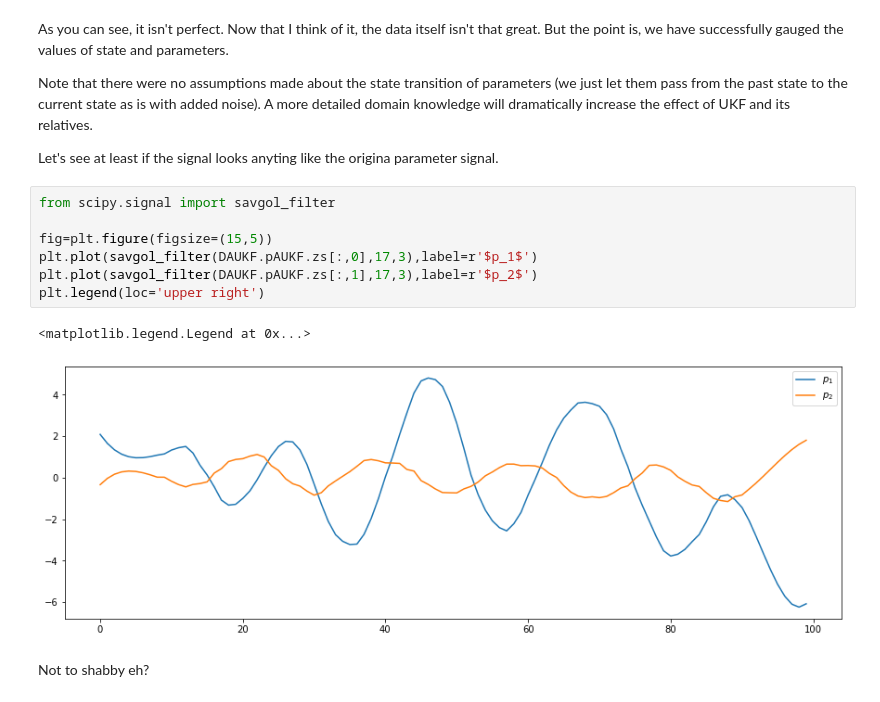
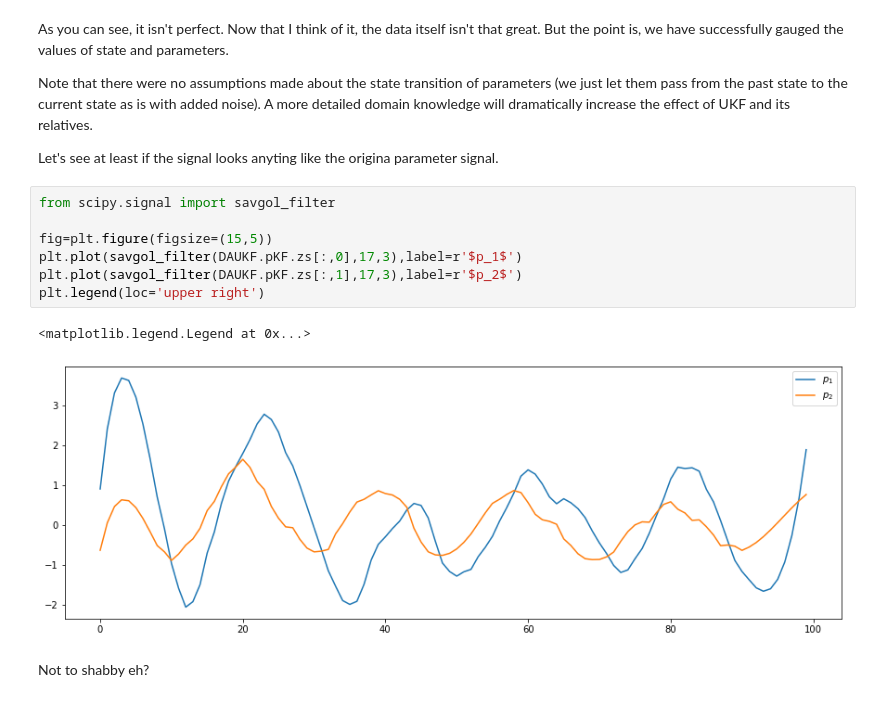
Before and after one commit to SeongchunYang/KF, a Jupyter notebook: notebooks/DUKF_rec.ipynb, the cells around one changed output. Drawn from its saved outputs; the diff is of its cells as text.

```diff
--- a/notebooks/DUKF_rec.ipynb
+++ b/notebooks/DUKF_rec.ipynb
@@ -388,12 +433,12 @@ Let's see at least if the signal looks anyting like the origina parameter signal
 # %%
 from scipy.signal import savgol_filter
 
 fig=plt.figure(figsize=(15,5))
-plt.plot(savgol_filter(DAUKF.pAUKF.zs[:,0],17,3),label=r'$p_1$')
-plt.plot(savgol_filter(DAUKF.pAUKF.zs[:,1],17,3),label=r'$p_2$')
+plt.plot(savgol_filter(DAUKF.pKF.zs[:,0],17,3),label=r'$p_1$')
+plt.plot(savgol_filter(DAUKF.pKF.zs[:,1],17,3),label=r'$p_2$')
 plt.legend(loc='upper right')
 # %% [output]
 <matplotlib.legend.Legend at 0x...>
-[figure, old version]
+[figure, new version]
 # %% [markdown]
 Not to shabby eh?
```
Also changed, not shown: parts of 9 cells of this notebook, 11 other files.
